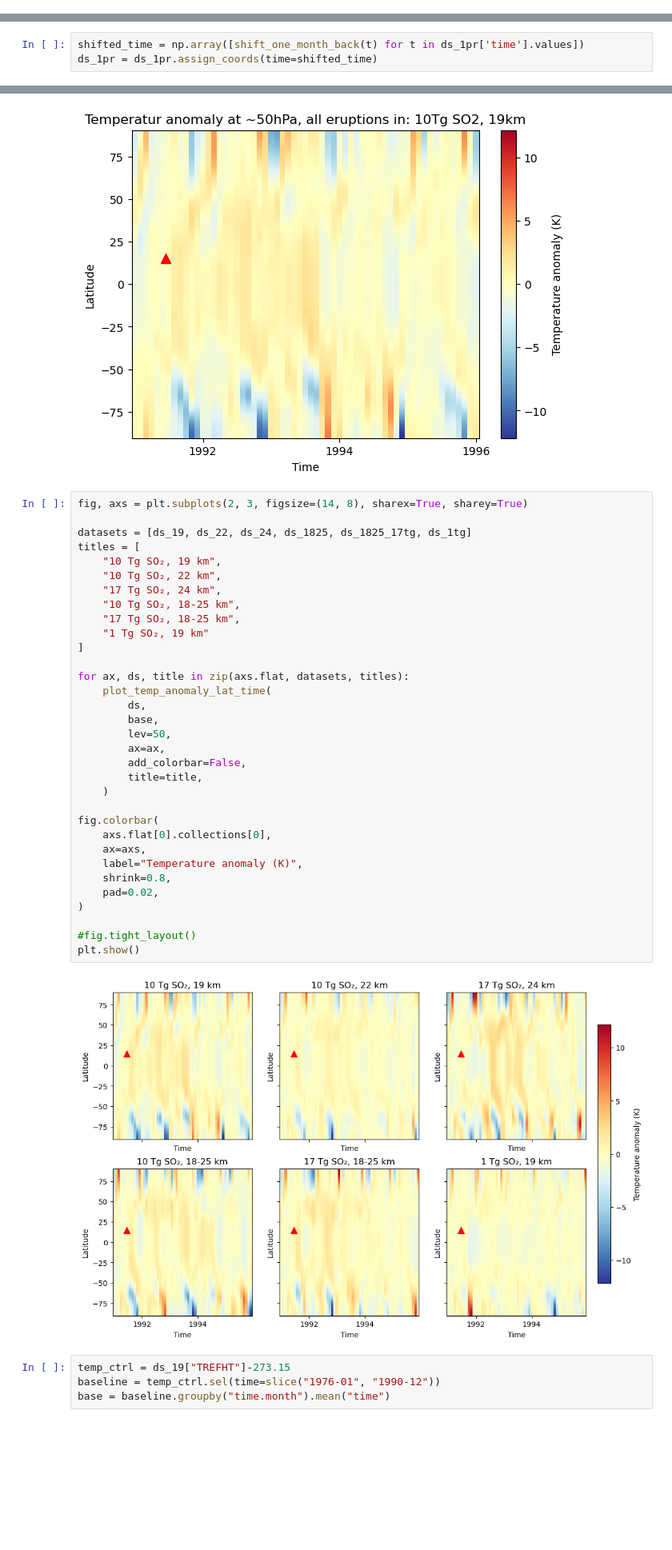
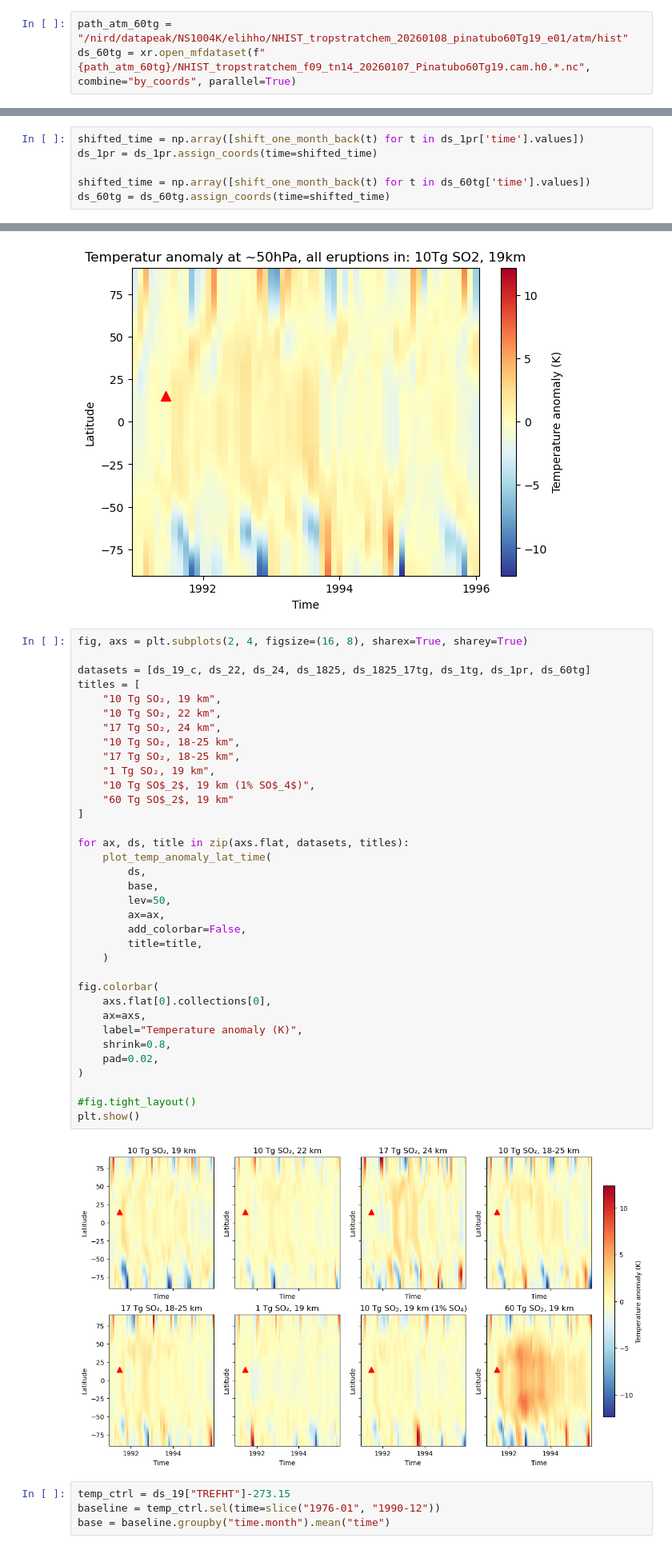
Before and after one commit to EliHHogemo/master_thesis, a Jupyter notebook: climate_responces.ipynb, the cells around one changed output, grey strips where cells are left out. Shown at 80% size. Saved outputs shown, nothing was run; the diff lists cells and outputs as text; blank space fills up the shorter version.

```diff
--- a/climate_responces.ipynb
+++ b/climate_responces.ipynb
@@ -134,5 +82,8 @@ RuntimeError: NetCDF: Not a valid ID
 # %%
 path_atm_1pr = "/nird/datapeak/NS1004K/elihho/NHIST_tropstratchem_20251223_pinatubo10Tg_1pr/atm/hist"
 ds_1pr = xr.open_mfdataset(f"{path_atm_1pr}/NHIST_tropstratchem_f09_tn14_20251223_Pinatubo10Tg19_1pr.cam.h0.*.nc", combine="by_coords", parallel=True)
+# %%
+path_atm_60tg = "/nird/datapeak/NS1004K/elihho/NHIST_tropstratchem_20260108_pinatubo60Tg19_e01/atm/hist"
+ds_60tg = xr.open_mfdataset(f"{path_atm_60tg}/NHIST_tropstratchem_f09_tn14_20260107_Pinatubo60Tg19.cam.h0.*.nc", combine="by_coords", parallel=True)
 # %%
 client.close()
@@ -169,6 +117,9 @@ ds_1tg = ds_1tg.assign_coords(time=shifted_time)
 # %%
 shifted_time = np.array([shift_one_month_back(t) for t in ds_1pr['time'].values])
 ds_1pr = ds_1pr.assign_coords(time=shifted_time)
+
+shifted_time = np.array([shift_one_month_back(t) for t in ds_60tg['time'].values])
+ds_60tg = ds_60tg.assign_coords(time=shifted_time)
 # %%
 lat = ds_19["lat"]
 weighted_lat = np.cos(np.deg2rad(lat))
@@ -246,40 +245,42 @@ plot_temp_anomaly_lat_time(ds_19, base_clim = base, title="Temperatur anomaly at
 <Axes: title={'center': 'Temperatur anomaly at ~50hPa, all eruptions in: 10Tg SO2, 19km'}, xlabel='Time', ylabel='Latitude'>
 [figure]
 # %%
-fig, axs = plt.subplots(2, 3, figsize=(14, 8), sharex=True, sharey=True)
+fig, axs = plt.subplots(2, 4, figsize=(16, 8), sharex=True, sharey=True)
 
-datasets = [ds_19, ds_22, ds_24, ds_1825, ds_1825_17tg, ds_1tg]
+datasets = [ds_19_c, ds_22, ds_24, ds_1825, ds_1825_17tg, ds_1tg, ds_1pr, ds_60tg]
 titles = [
     "10 Tg SO₂, 19 km",
     "10 Tg SO₂, 22 km",
     "17 Tg SO₂, 24 km",
     "10 Tg SO₂, 18-25 km",
     "17 Tg SO₂, 18-25 km",
-    "1 Tg SO₂, 19 km"
+    "1 Tg SO₂, 19 km",
+    "10 Tg SO$_2$, 19 km (1% SO$_4$)",
+    "60 Tg SO$_2$, 19 km"
 ]
 
 for ax, ds, title in zip(axs.flat, datasets, titles):
     plot_temp_anomaly_lat_time(
         ds,
         base,
         lev=50,
         ax=ax,
         add_colorbar=False,
         title=title,
     )
 
 fig.colorbar(
     axs.flat[0].collections[0],
     ax=axs,
     label="Temperature anomaly (K)",
     shrink=0.8,
     pad=0.02,
 )
 
 #fig.tight_layout()
 plt.show()
 # %% [output]
-[figure, old version]
+[figure, new version]
 # %%
 temp_ctrl = ds_19["TREFHT"]-273.15
 baseline = temp_ctrl.sel(time=slice("1976-01", "1990-12"))
```
Also changed, not shown: parts of 12 cells of this notebook.
